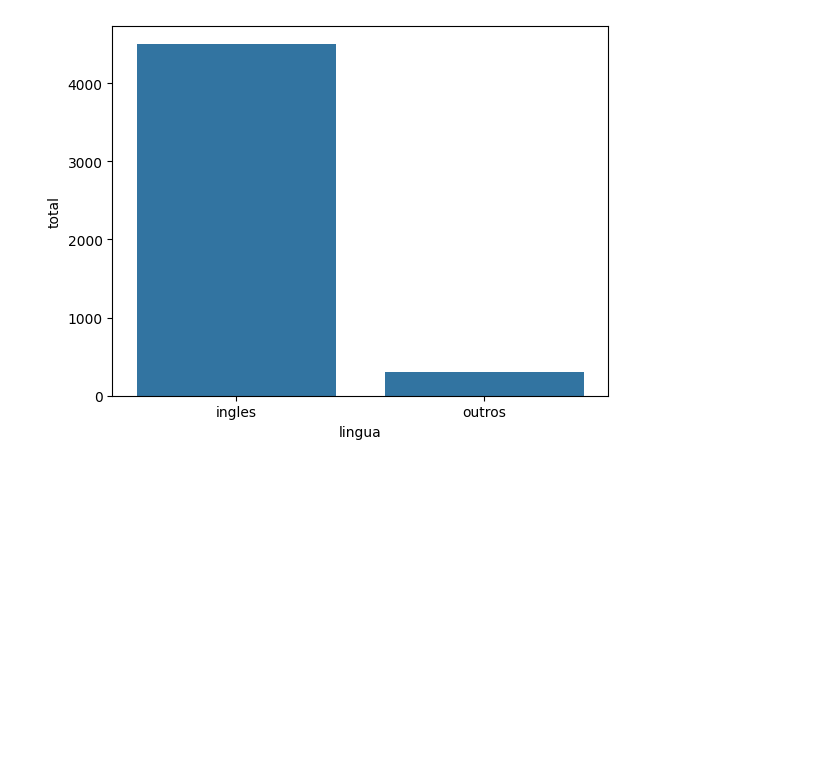
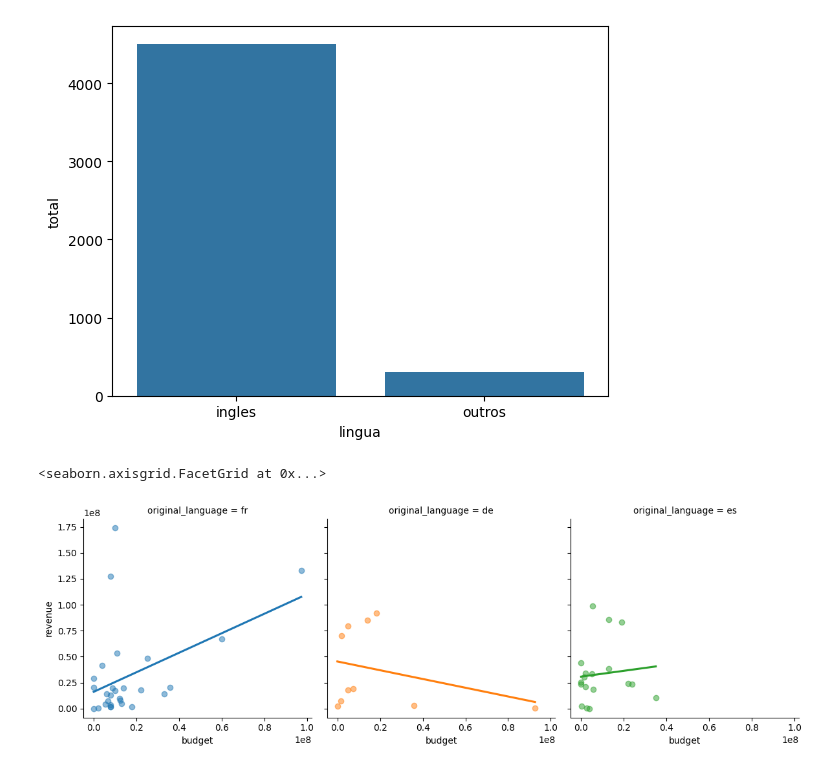
Before and after one commit to patrianegovi/cursoalura_datascience, a Jupyter notebook: Introducao_a_data_science.ipynb, the cells around one changed output. Saved outputs shown, nothing was run; the diff lists cells and outputs as text; code cells hidden in the pictures; blank space fills up the shorter version.

```diff
--- a/Introducao_a_data_science.ipynb
+++ b/Introducao_a_data_science.ipynb
@@ -725,3 +725,19 @@ sns.barplot(x="lingua", y="total", data = dados) # grafico em que x terá lingua
 # %% [output]
 <Axes: xlabel='lingua', ylabel='total'>
 [figure]
+# %%
+# biblioteca seaborn: criar melhores gráficos
+
+# filtrar dados para as colunas
+dados = tmdb[['title', 'original_language', 'budget', 'revenue']]
+linguas = ['fr', 'es', 'de']
+
+# manter dados com valores de receita e orcamento válido nas linguas desejadas
+fr_es_de_com_revenue_e_budget = dados.query("revenue > 0 and original_language in @linguas")
+
+# grafico de dispersao mais a regra de regressao linear
+
+sns.lmplot(data=fr_es_de_com_revenue_e_budget, x="budget", y="revenue", col="original_language", hue="original_language", ci=None, height=4, scatter_kws={"alpha": 0.5})
+# %% [output]
+<seaborn.axisgrid.FacetGrid at 0x...>
+[figure, added]
```
Also changed, not shown: parts of 7 cells of this notebook.
